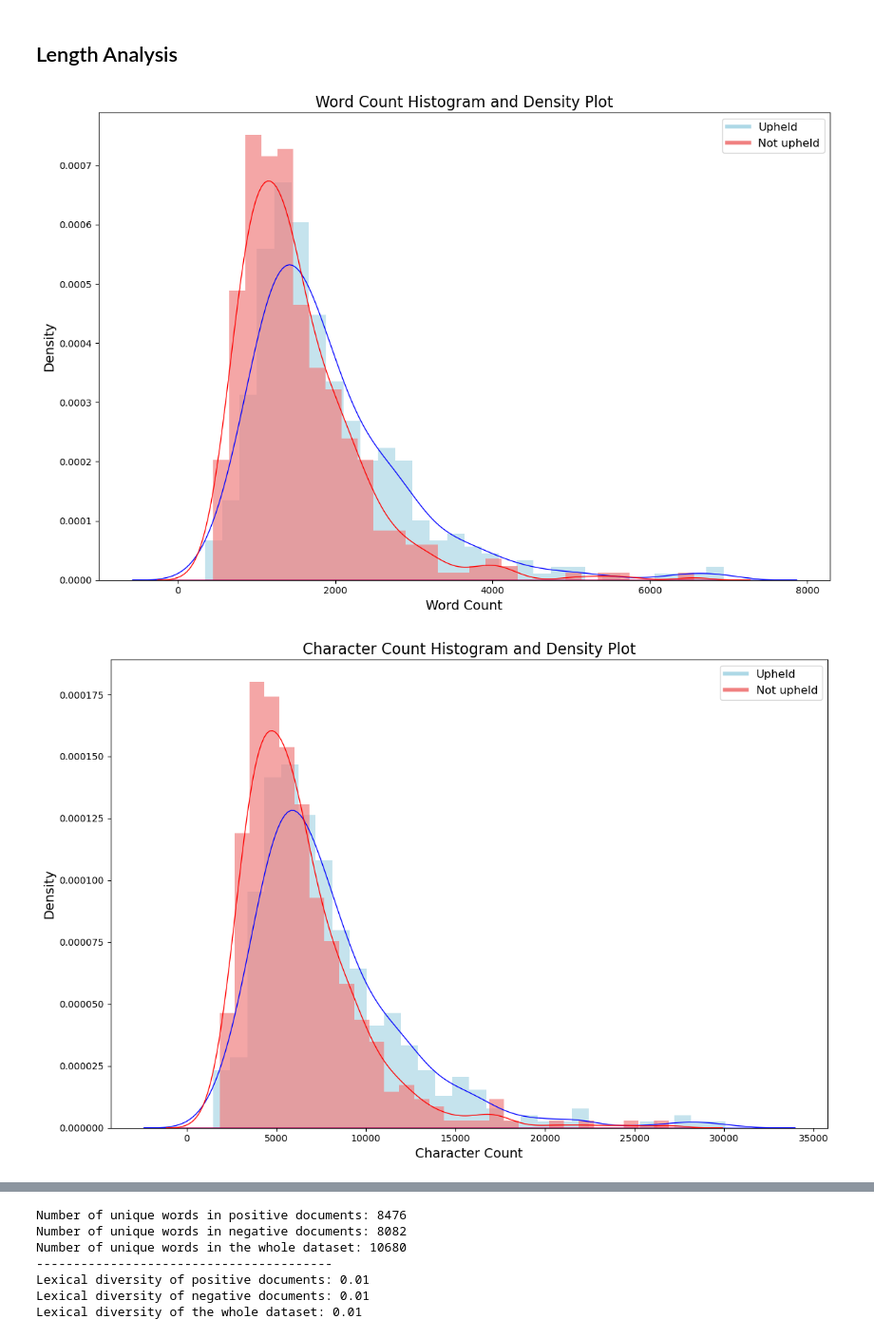
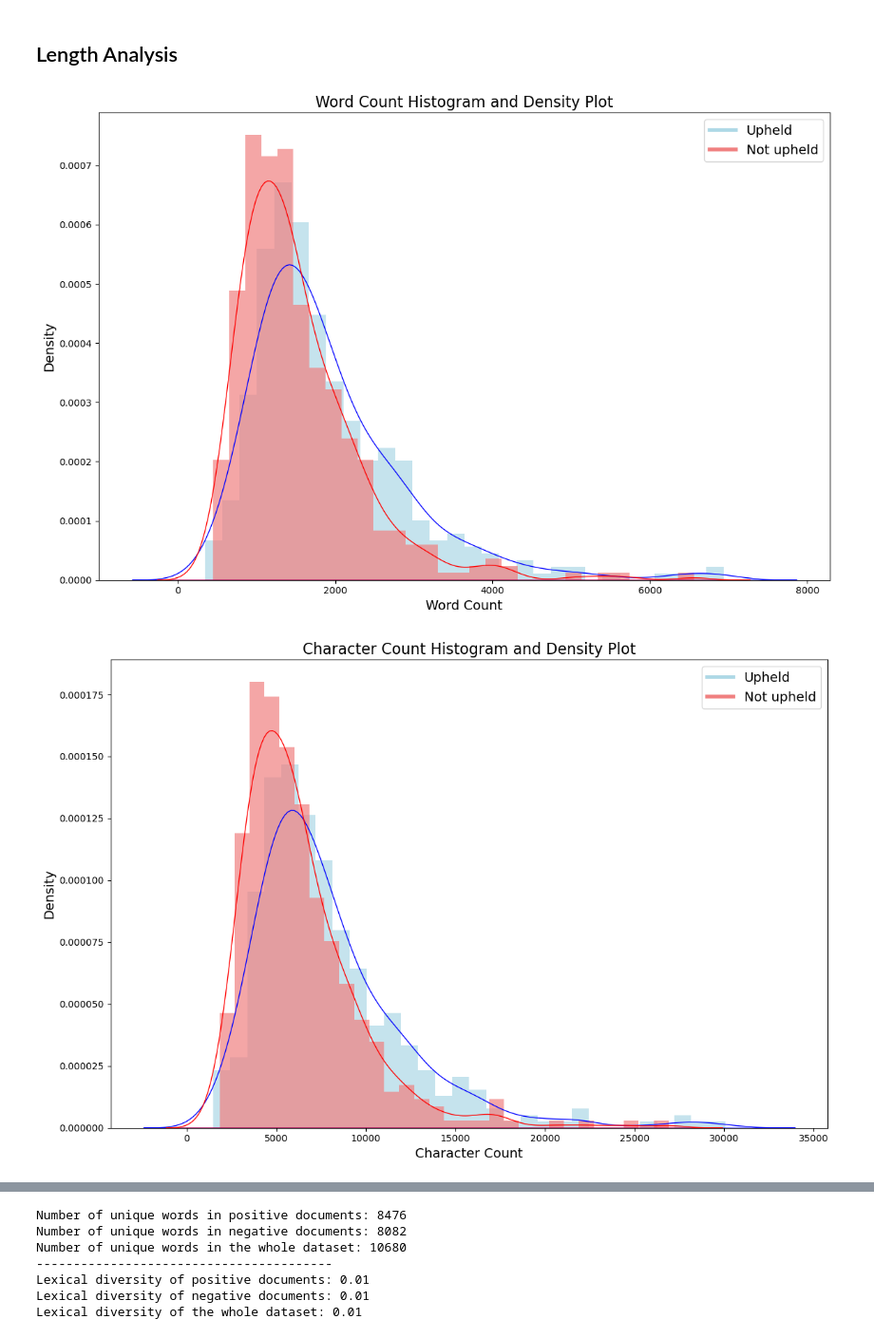
Before and after one commit to LeleVibrato/sb-code, a Jupyter notebook: eda_basics.ipynb, the cells around one changed output, grey strips where cells are left out. Shown at 95% size. Drawn from its saved outputs; the diff is of its cells as text; code cells hidden in the pictures.

```diff
--- a/eda_basics.ipynb
+++ b/eda_basics.ipynb
@@ -150,33 +150,33 @@ def plot_metrics(pos_metrics, neg_metrics, metric_name):
     ax.set_ylabel('Density', fontsize=14)
 
     # Custom Legend
     handles = [
         plt.Line2D([0], [0], color='lightblue', lw=4, label='Upheld'),
         plt.Line2D([0], [0], color='lightcoral', lw=4, label='Not upheld')
     ]
-    ax.legend(handles=handles, loc='upper right', fontsize=12)
+    ax.legend(handles=handles, loc='upper right', fontsize=14)
 
     # Save the plot
     if not os.path.exists('plots'):
         os.makedirs('plots')
     filename = "eda-" + metric_name.replace(" ", "-")
     plt.savefig(f'plots/{filename}.png', dpi=300)
 
     plt.tight_layout()
     plt.show()
 
 # plotting all metrics
 metrics = [
     ('Word Count', pos_word_counts, neg_word_counts),
     ('Character Count', pos_char_counts, neg_char_counts),
     ('Sentence Count', pos_sentence_counts, neg_sentence_counts),
     ('Average Word Length', pos_avg_word_lengths, neg_avg_word_lengths),
     ('Average Sentence Length', pos_avg_sentence_lengths, neg_avg_sentence_lengths),
     ('Document Length', pos_doc_lengths, neg_doc_lengths)
 ]
 
 for metric_name, pos_metric, neg_metric in metrics:
     plot_metrics(pos_metric, neg_metric, metric_name)
 # %% [output]
-[figure, old version]
+[figure, new version]
-[figure, old version]
+[figure, new version]
```
Also changed, not shown: parts of 1 cell of this notebook, 14 other files.
